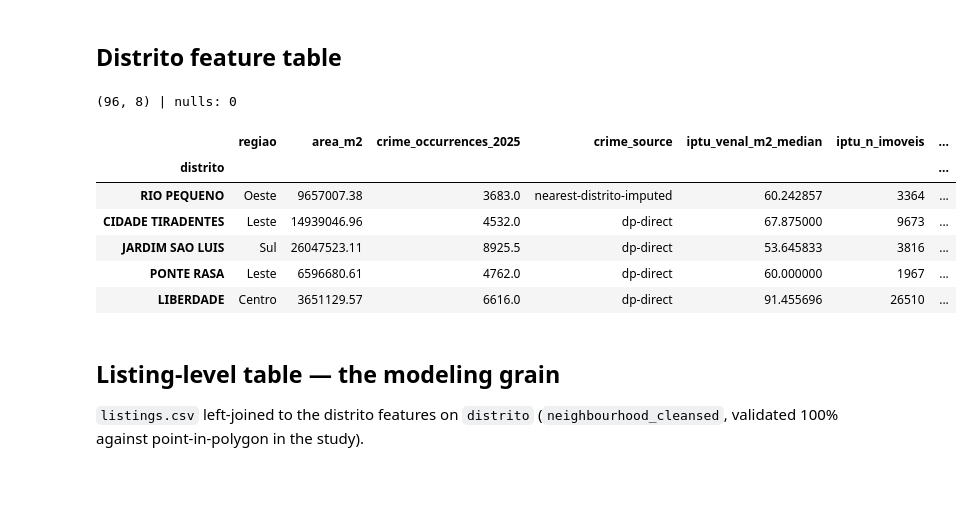
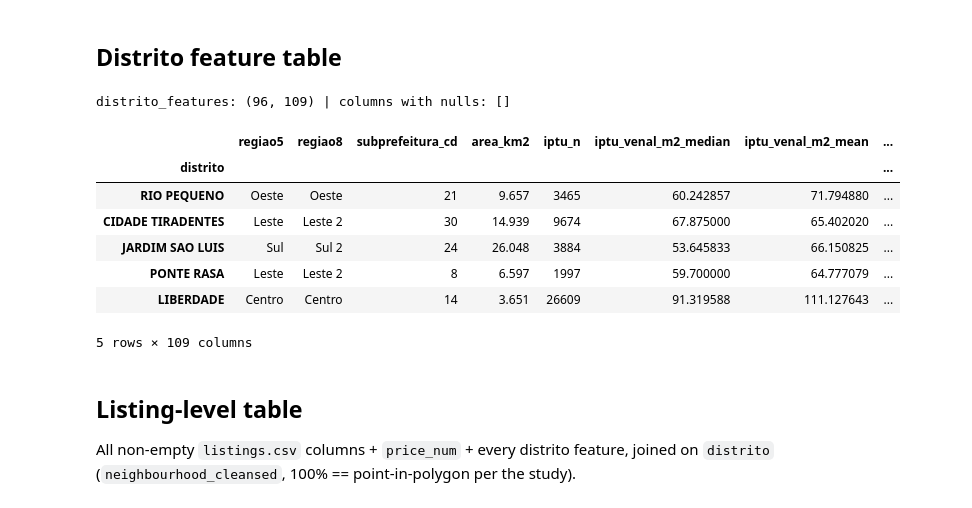
Before and after one commit to YusukeHayashibara/Property-pricing-for-Airbnb, a Jupyter notebook: notebooks/aggregation.ipynb, the cells around one changed output. Saved outputs shown, nothing was run; the diff lists cells and outputs as text; code cells hidden in the pictures; blank space fills up the shorter version.

```diff
--- a/notebooks/aggregation.ipynb
+++ b/notebooks/aggregation.ipynb
@@ -22,6 +20,7 @@ from pathlib import Path
 import numpy as np
 import pandas as pd
 import geopandas as gpd
+import requests
 import matplotlib.pyplot as plt
 import seaborn as sns
 
@@ -36,4 +35,8 @@ PROC = Path("../data/processed"); PROC.mkdir(parents=True, exist_ok=True)
 def norm(s):
     s = unicodedata.normalize("NFKD", str(s)).encode("ascii", "ignore").decode()
     return " ".join(s.upper().split())
+
+def slug(s):
+    s = unicodedata.normalize("NFKD", str(s)).encode("ascii", "ignore").decode().lower()
+    return "".join(ch if ch.isalnum() else "_" for ch in s).strip("_").replace("__", "_")
 # %% [markdown]
@@ -41,9 +44,12 @@ def norm(s):
 # %%
-dist = gpd.read_file(EXT / "distrito_municipal.geojson")[
-    ["nm_distrito_municipal", "nm_regiao_05", "qt_area_metro", "geometry"]]
+dist = gpd.read_file(EXT / "distrito_municipal.geojson")
 dist["geometry"] = dist.geometry.make_valid()
 dist["distrito"] = dist["nm_distrito_municipal"].map(norm)
-D = set(dist["distrito"])
-print(f"{len(dist)} distritos")
+dmeta = (dist.set_index("distrito")
+             .rename(columns={"nm_regiao_05": "regiao5", "nm_regiao_08": "regiao8",
+                              "cd_identificador_subprefeitura": "subprefeitura_cd",
+                              "qt_area_quilometro": "area_km2"})
+             [["regiao5", "regiao8", "subprefeitura_cd", "area_km2"]])
+print(len(dist), "distritos")
 # %% [output]
 96 distritos
@@ -102,19 +141,0 @@ Route from the study: `numero_contribuinte`[:6] (fiscal sector+block) → `quadr
-# %%
-q2d = pd.read_csv(EXT / "quadra_to_distrito.csv", dtype={"sq": str}).set_index("sq")["distrito"]
-it = pd.read_csv(zipfile.ZipFile(RAW / "IPTU-SP" / "iptu_2025.zip").open("iptu_2025.csv"),
-                 low_memory=False,
-                 usecols=["numero_contribuinte", "valor_construcao", "valor_terreno",
-                          "area_construida", "finalidade_imovel"],
-                 dtype={"numero_contribuinte": str})
-it["distrito"] = it["numero_contribuinte"].str.zfill(11).str[:6].map(q2d)
-
-RES = ["Residência", "Apartamento Em Condomínio",
-       "Residência E Outro Uso (Predominância Residencial)",
-       "Prédio De Apartamento, Não Em Condomínio, De Uso Exclusivamente Residencial",
-       "Flat Residencial Em Condomínio"]
-itr = it[it["finalidade_imovel"].isin(RES) & it["distrito"].notna()].copy()
-itr["venal_m2"] = (itr["valor_terreno"] + itr["valor_construcao"]) / itr["area_construida"].replace(0, np.nan)
-itr = itr[(itr["venal_m2"] > 50) & (itr["venal_m2"] < 200000)]
-iptu = itr.groupby("distrito").agg(iptu_venal_m2_median=("venal_m2", "median"),
-                                   iptu_n_imoveis=("venal_m2", "size"))
-print(f"{len(iptu)}/96 distritos")
@@ -130,25 +197,26 @@ poi.columns = ["poi_osm_n", "poi_osm_per_km2"]
 # %% [markdown]
 ## Distrito feature table
 # %%
-feat = (dist.set_index("distrito")[["nm_regiao_05", "qt_area_metro"]]
-            .rename(columns={"nm_regiao_05": "regiao", "qt_area_metro": "area_m2"})
-            .join(crime).join(crime_source).join(iptu).join(poi))
-feat[["poi_osm_n", "poi_osm_per_km2"]] = feat[["poi_osm_n", "poi_osm_per_km2"]].fillna(0)
+feat = dmeta.join(iptu).join(crime).join(poi, how="left")
+poi_cols = [c for c in poi.columns]
+feat[poi_cols] = feat[poi_cols].fillna(0)
 feat.to_csv(PROC / "distrito_features.csv")
-print(feat.shape, "| nulls:", feat.isna().sum().sum())
+print("distrito_features:", feat.shape, "| columns with nulls:",
+      feat.columns[feat.isna().any()].tolist())
 feat.head()
 # %% [output]
-(96, 8) | nulls: 0
+distrito_features: (96, 109) | columns with nulls: []
-|  | regiao | area_m2 | crime_occurrences_2025 | crime_source | iptu_venal_m2_median | iptu_n_imoveis | ... |
-| distrito |  |  |  |  |  |  | ... |
-| RIO PEQUENO | Oeste | 9657007.38 | 3683.0 | nearest-distrito-imputed | 60.242857 | 3364 | ... |
-| CIDADE TIRADENTES | Leste | 14939046.96 | 4532.0 | dp-direct | 67.875000 | 9673 | ... |
-| JARDIM SAO LUIS | Sul | 26047523.11 | 8925.5 | dp-direct | 53.645833 | 3816 | ... |
-| PONTE RASA | Leste | 6596680.61 | 4762.0 | dp-direct | 60.000000 | 1967 | ... |
-| LIBERDADE | Centro | 3651129.57 | 6616.0 | dp-direct | 91.455696 | 26510 | ... |
+|  | regiao5 | regiao8 | subprefeitura_cd | area_km2 | iptu_n | iptu_venal_m2_median | iptu_venal_m2_mean | ... |
+| distrito |  |  |  |  |  |  |  | ... |
+| RIO PEQUENO | Oeste | Oeste | 21 | 9.657 | 3465 | 60.242857 | 71.794880 | ... |
+| CIDADE TIRADENTES | Leste | Leste 2 | 30 | 14.939 | 9674 | 67.875000 | 65.402020 | ... |
+| JARDIM SAO LUIS | Sul | Sul 2 | 24 | 26.048 | 3884 | 53.645833 | 66.150825 | ... |
+| PONTE RASA | Leste | Leste 2 | 8 | 6.597 | 1997 | 59.700000 | 64.777079 | ... |
+| LIBERDADE | Centro | Centro | 14 | 3.651 | 26609 | 91.319588 | 111.127643 | ... |
+5 rows × 109 columns
 # %% [markdown]
-## Listing-level table — the modeling grain
+## Listing-level table
 
-`listings.csv` left-joined to the distrito features on `distrito`
-(`neighbourhood_cleansed`, validated 100% against point-in-polygon in the study).
+All non-empty `listings.csv` columns + `price_num` + every distrito feature, joined on
+`distrito` (`neighbourhood_cleansed`, 100% == point-in-polygon per the study).
 # %%
```
Also changed, not shown: parts of 17 cells of this notebook, 2 other files.
